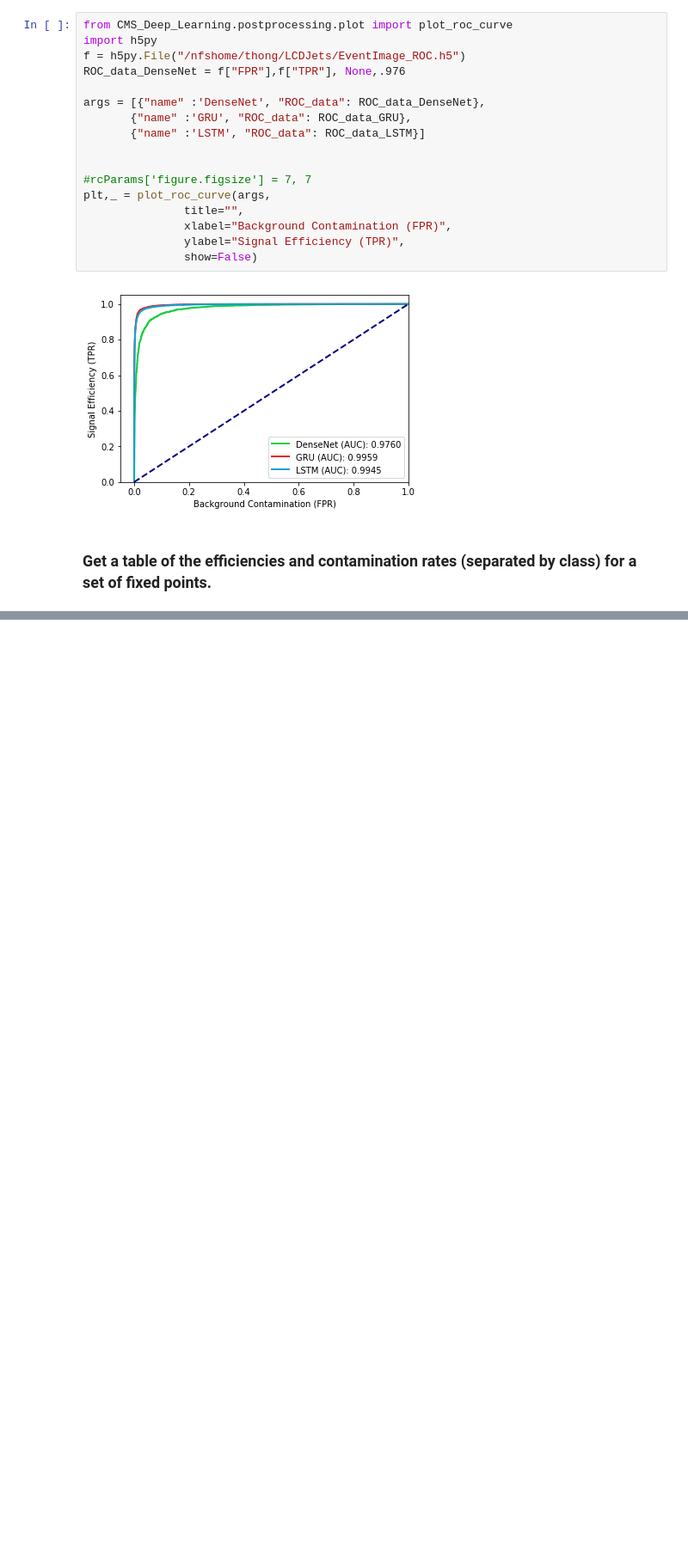
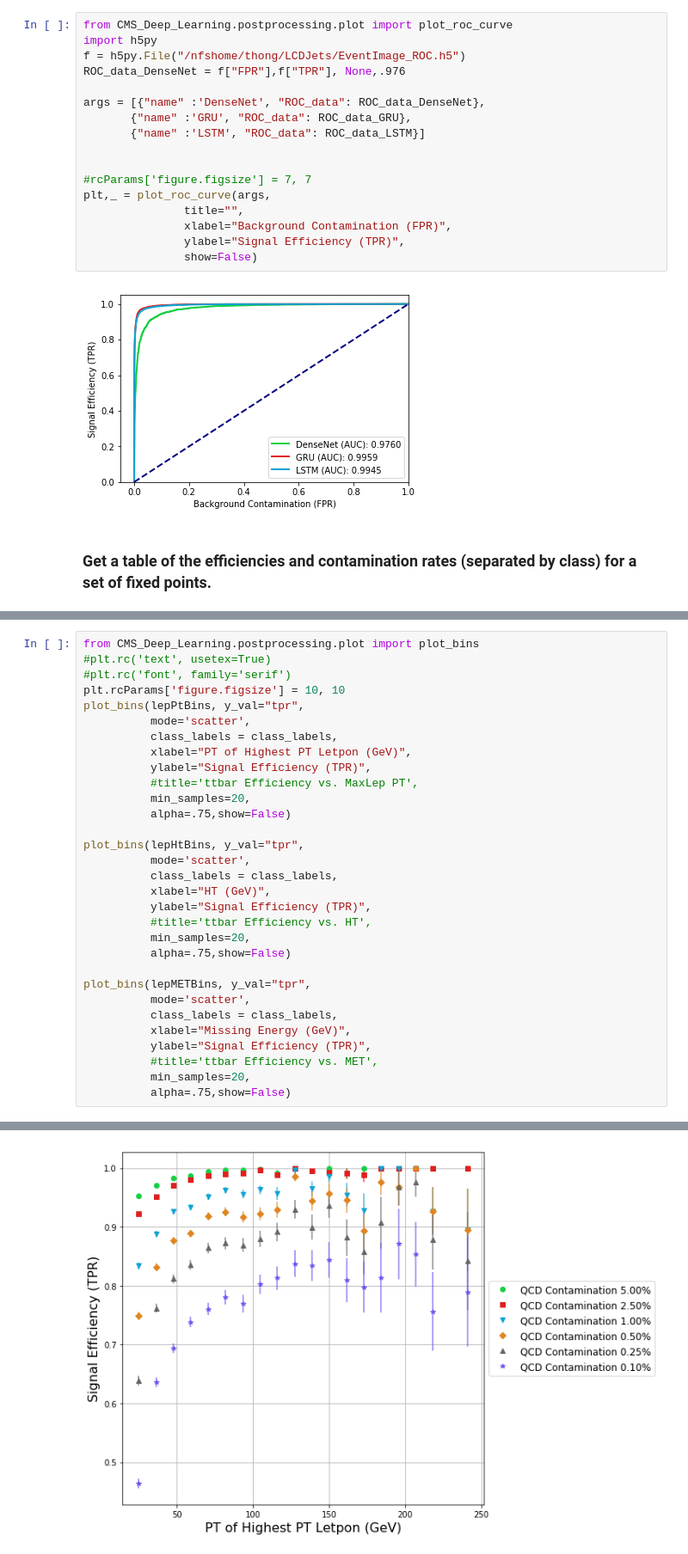
Before and after one commit to DannyWeitekamp/CMS_Deep_Learning, a Jupyter notebook: delphi_analysis/Final_paper_plots.ipynb, the cells around one changed output, grey strips where cells are left out. Shown at 86% size. Drawn from its saved outputs; the diff is of its cells as text; blank space fills up the shorter version.

```diff
--- a/delphi_analysis/Final_paper_plots.ipynb
+++ b/delphi_analysis/Final_paper_plots.ipynb
@@ -184,0 +265,32 @@ GRU: TPRS and FPRS in percents(%)
+# %%
+from CMS_Deep_Learning.postprocessing.plot import plot_bins
+#plt.rc('text', usetex=True)
+#plt.rc('font', family='serif')
+plt.rcParams['figure.figsize'] = 10, 10
+plot_bins(lepPtBins, y_val="tpr",
+          mode='scatter',
+          class_labels = class_labels,
+          xlabel="PT of Highest PT Letpon (GeV)",
+          ylabel="Signal Efficiency (TPR)",
+          #title='ttbar Efficiency vs. MaxLep PT',
+          min_samples=20,
+          alpha=.75,show=False)
+
+plot_bins(lepHtBins, y_val="tpr",
+          mode='scatter',
+          class_labels = class_labels,
+          xlabel="HT (GeV)",
+          ylabel="Signal Efficiency (TPR)",
+          #title='ttbar Efficiency vs. HT',
+          min_samples=20,
+          alpha=.75,show=False)
+
+plot_bins(lepMETBins, y_val="tpr",
+          mode='scatter',
+          class_labels = class_labels,
+          xlabel="Missing Energy (GeV)",
+          ylabel="Signal Efficiency (TPR)",
+          #title='ttbar Efficiency vs. MET',
+          min_samples=20,
+          alpha=.75,show=False)
+# %% [output]
@@ -184,0 +298 @@ GRU: TPRS and FPRS in percents(%)
+[figure, added]
```
Also changed, not shown: parts of 10 cells of this notebook.
